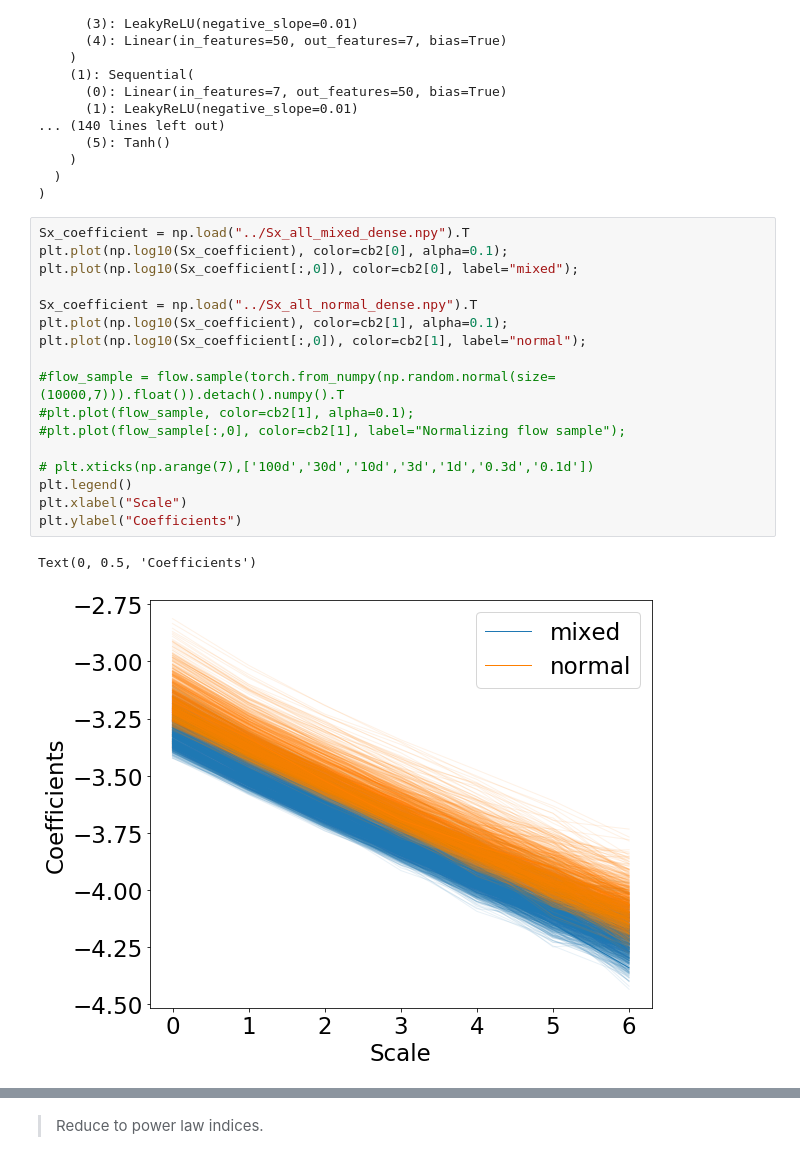
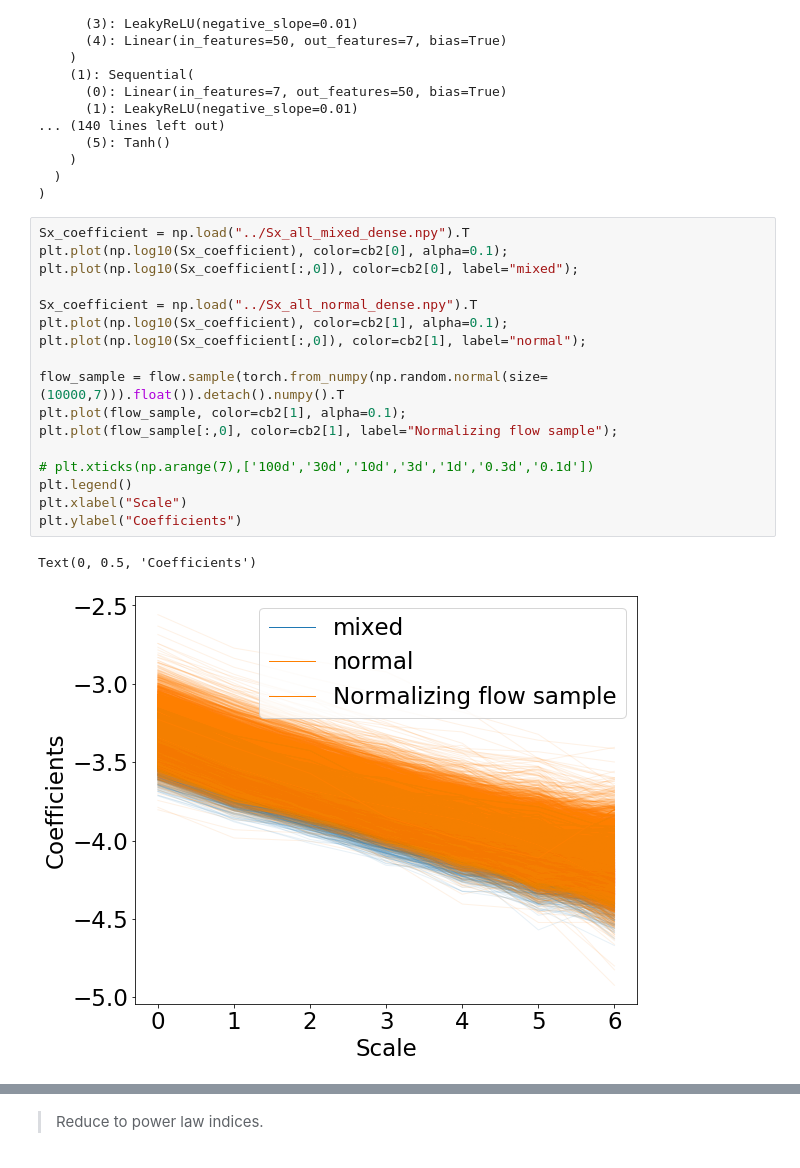
Before and after one commit to tingyuansen/IMLE_on_Galaxy_Images, a Jupyter notebook: AGN_Doublets.ipynb, the cells around one changed output, grey strips where cells are left out. Drawn from its saved outputs; the diff is of its cells as text.

```diff
--- a/AGN_Doublets.ipynb
+++ b/AGN_Doublets.ipynb
@@ -444,23 +444,23 @@ RealNVP(
 # %%
 Sx_coefficient = np.load("../Sx_all_mixed_dense.npy").T
 plt.plot(np.log10(Sx_coefficient), color=cb2[0], alpha=0.1);
 plt.plot(np.log10(Sx_coefficient[:,0]), color=cb2[0], label="mixed");
 
 Sx_coefficient = np.load("../Sx_all_normal_dense.npy").T
 plt.plot(np.log10(Sx_coefficient), color=cb2[1], alpha=0.1);
 plt.plot(np.log10(Sx_coefficient[:,0]), color=cb2[1], label="normal");
 
-#flow_sample = flow.sample(torch.from_numpy(np.random.normal(size=(10000,7))).float()).detach().numpy().T
-#plt.plot(flow_sample, color=cb2[1], alpha=0.1);
-#plt.plot(flow_sample[:,0], color=cb2[1], label="Normalizing flow sample");
+flow_sample = flow.sample(torch.from_numpy(np.random.normal(size=(10000,7))).float()).detach().numpy().T
+plt.plot(flow_sample, color=cb2[1], alpha=0.1);
+plt.plot(flow_sample[:,0], color=cb2[1], label="Normalizing flow sample");
 
 # plt.xticks(np.arange(7),['100d','30d','10d','3d','1d','0.3d','0.1d'])
 plt.legend()
 plt.xlabel("Scale")
 plt.ylabel("Coefficients")
 # %% [output]
 Text(0, 0.5, 'Coefficients')
-[figure, old version]
+[figure, new version]
 # %%
 # choose a index
 ind = 6
```
Also changed, not shown: parts of 4 cells of this notebook, 1 other file.
